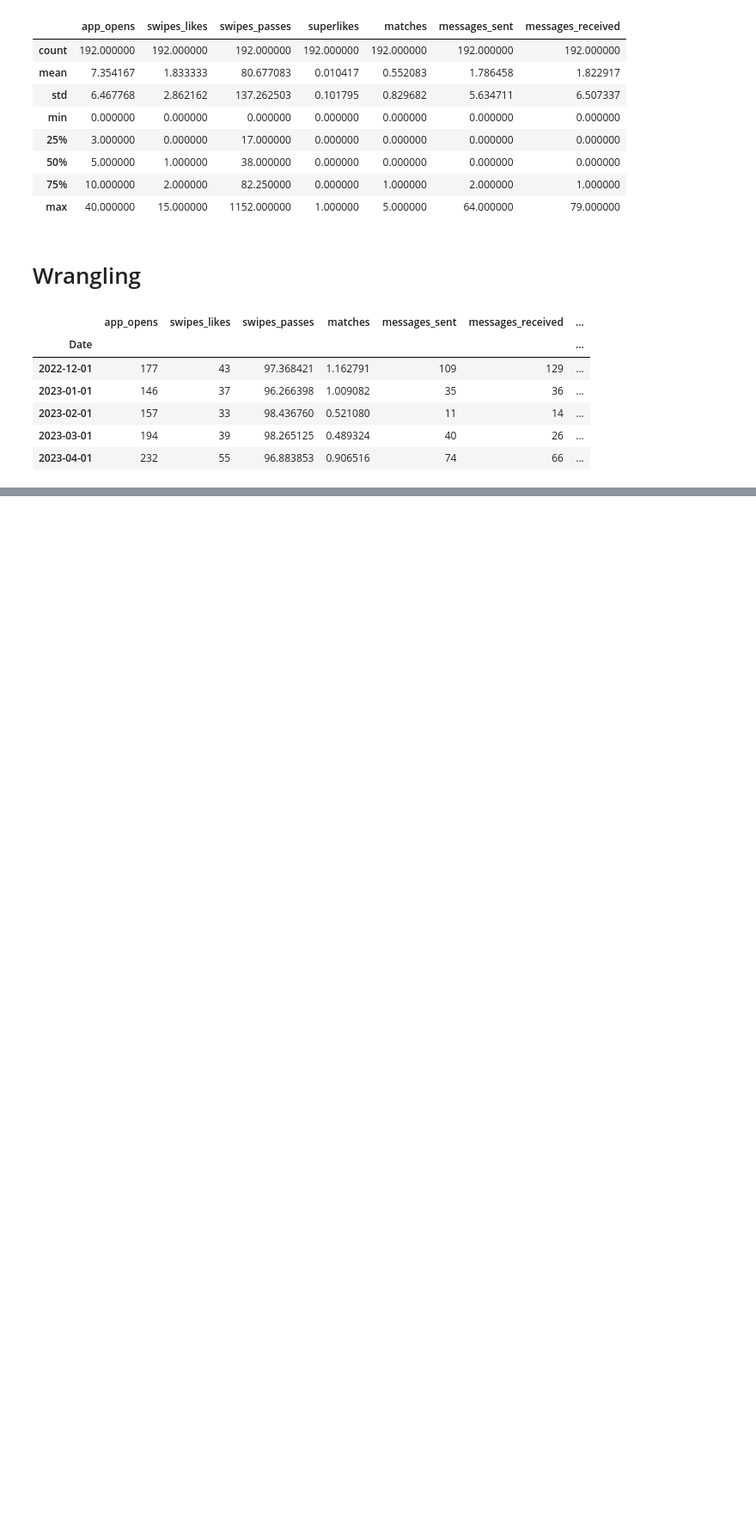
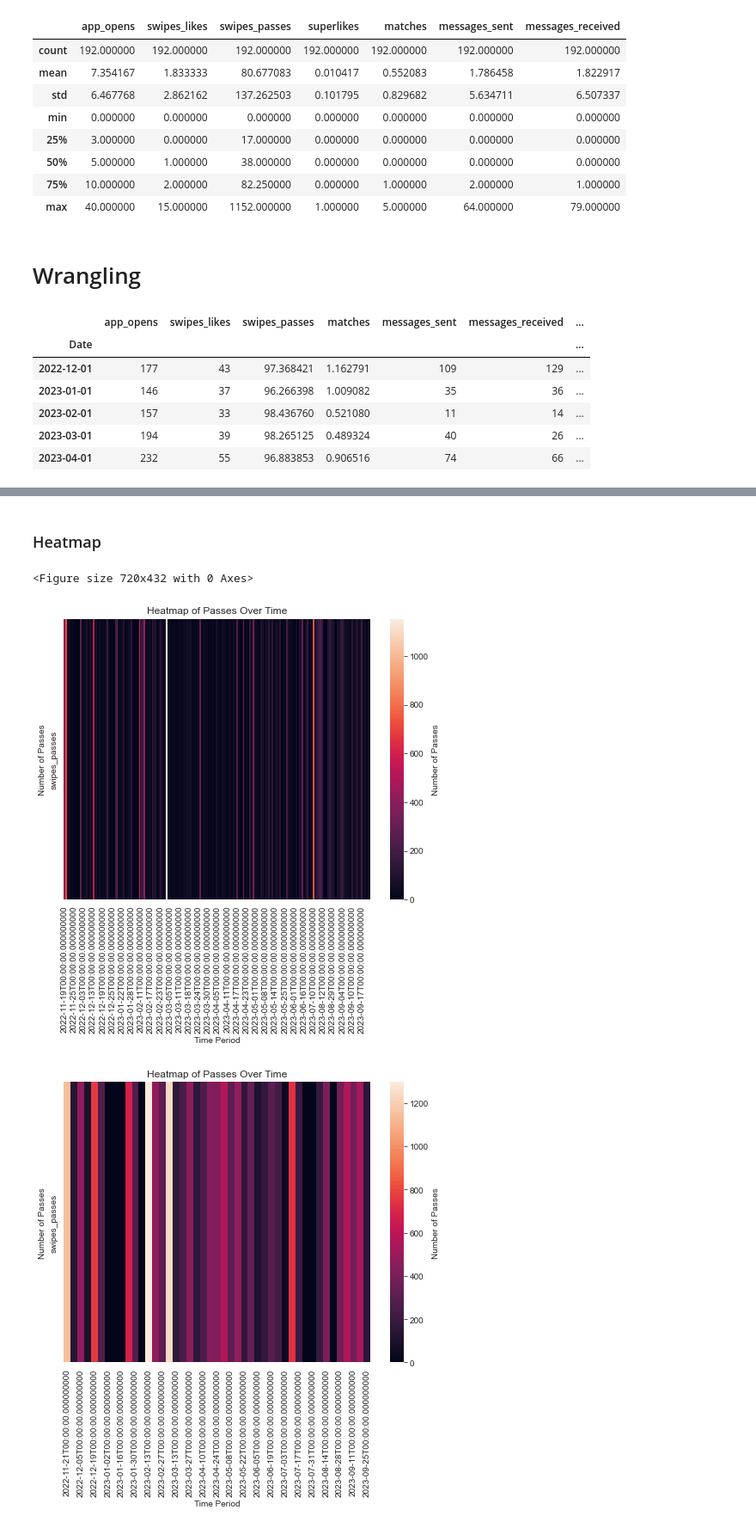
Before and after one commit to saminourji/TinderAnalysis, a Jupyter notebook: main.ipynb, the cells around one changed output, grey strips where cells are left out. Shown: that part at 86% size. Cells and saved outputs as stored; diff of their text form; code cells hidden in the pictures; blank space fills up the shorter version.

```diff
--- a/main.ipynb
+++ b/main.ipynb
@@ -163,0 +184,41 @@ TO ADD NEXT:
+# %% [markdown]
+### Heatmap
+# %%
+plt.figure(figsize=(10, 6))
+
+#passes heatmap daily
+# mean_value = df['swipes_passes'].mean()
+# df_normalized = 2 * (df['swipes_passes'] - mean_value) / (df['swipes_passes'].max() - df['swipes_passes'].min())
+# df_normalized.to_frame().T
+
+plt.figure(figsize=(8, 6))
+sns.heatmap(df[["swipes_passes"]].T, annot=False, fmt='d', cbar_kws={'label': 'Number of Passes'})
+sns.color_palette("rocket", as_cmap=True)
+plt.title('Heatmap of Passes Over Time')
+plt.xlabel('Time Period')
+plt.ylabel('Number of Passes')
+plt.show()
+
+#passes heatmap weekly
+
+plt.figure(figsize=(8, 6))
+sns.heatmap(df_weekly[["swipes_passes"]].T, annot=False, fmt='d', cbar_kws={'label': 'Number of Passes'})
+sns.color_palette("rocket", as_cmap=True)
+plt.title('Heatmap of Passes Over Time')
+plt.xlabel('Time Period')
+plt.ylabel('Number of Passes')
+plt.show()
+
+#passes heatmap monthly
+
+plt.figure(figsize=(8, 6))
+sns.heatmap(df_weekly[["swipes_passes"]].T, annot=False, fmt='d', cbar_kws={'label': 'Number of Passes'})
+sns.color_palette("rocket", as_cmap=True)
+plt.title('Heatmap of Passes Over Time')
+plt.xlabel('Time Period')
+plt.ylabel('Number of Passes')
+plt.show()
+# %% [output]
+<Figure size 720x432 with 0 Axes>
+[figure, added]
+[figure, added]
```
Also changed, not shown: parts of 11 cells of this notebook.
